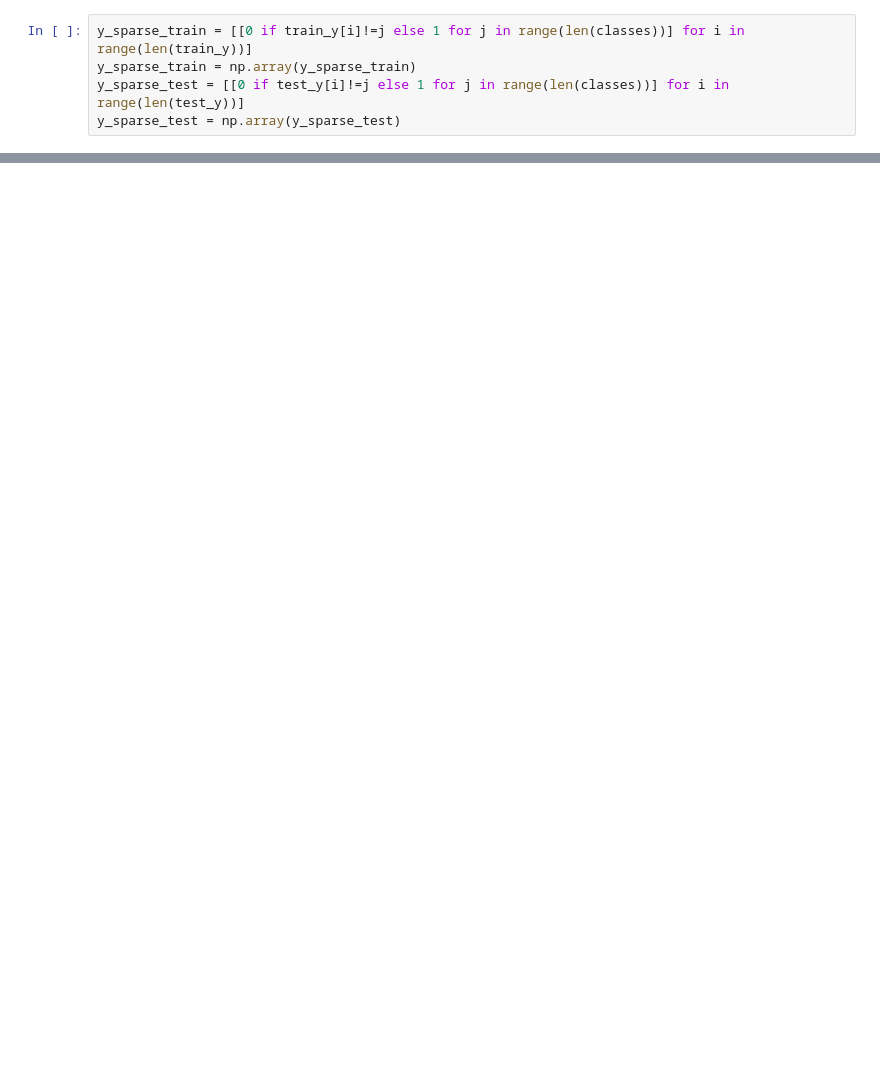
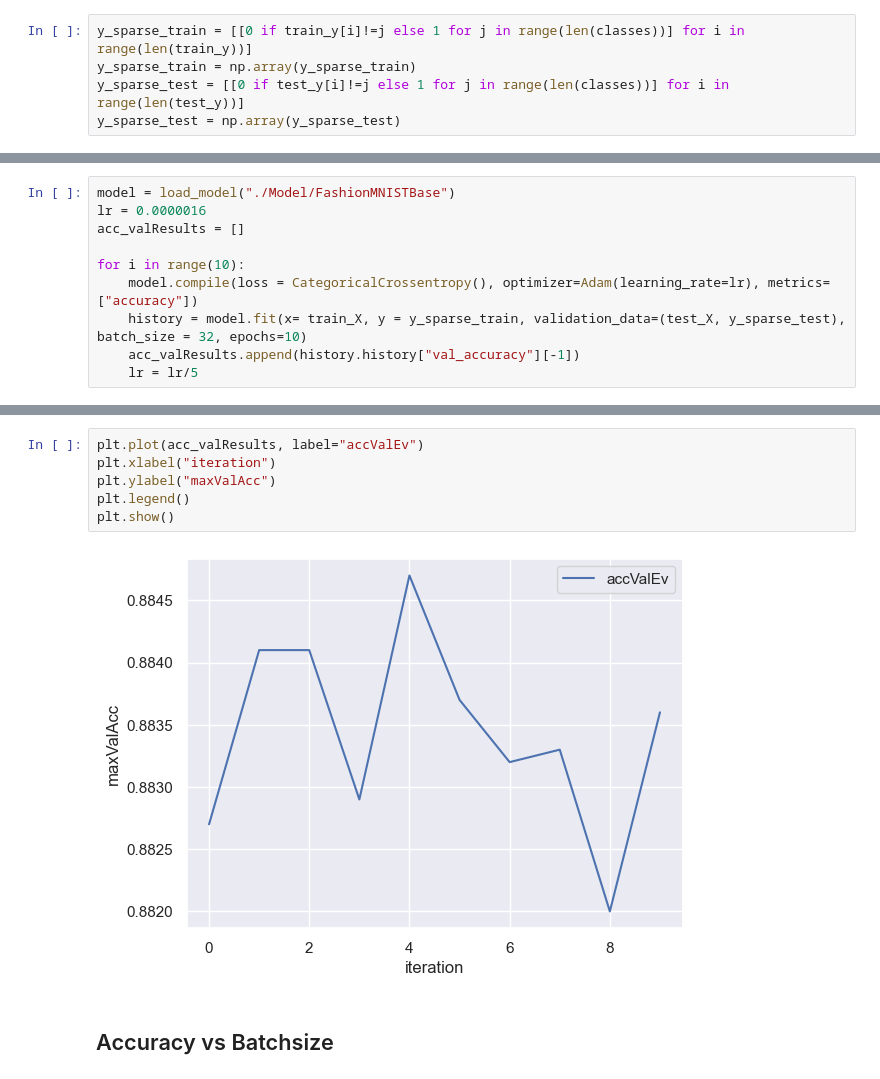
Before and after one commit to GonzaLinares/TP1_RN, a Jupyter notebook: FashionMNIST/main.ipynb, the cells around one changed output, grey strips where cells are left out. Cells and saved outputs as stored; diff of their text form; blank space fills up the shorter version.

```diff
--- a/FashionMNIST/main.ipynb
+++ b/FashionMNIST/main.ipynb
@@ -160,0 +162,10 @@ plt.show()
+# %%
+model = load_model("./Model/FashionMNISTBase")
+lr = 0.0000016
+acc_valResults = []
+
+for i in range(10):
+    model.compile(loss = CategoricalCrossentropy(), optimizer=Adam(learning_rate=lr), metrics=["accuracy"])
+    history = model.fit(x= train_X, y = y_sparse_train, validation_data=(test_X, y_sparse_test), batch_size = 32, epochs=10)
+    acc_valResults.append(history.history["val_accuracy"][-1])
+    lr = lr/5
@@ -160,0 +190,10 @@ plt.show()
+# %%
+plt.plot(acc_valResults, label="accValEv")
+plt.xlabel("iteration")
+plt.ylabel("maxValAcc")
+plt.legend()
+plt.show()
+# %% [output]
+[figure, added]
+# %% [markdown]
+## Accuracy vs Batchsize
```
Also changed, not shown: parts of 23 cells of this notebook, 11 other files.
